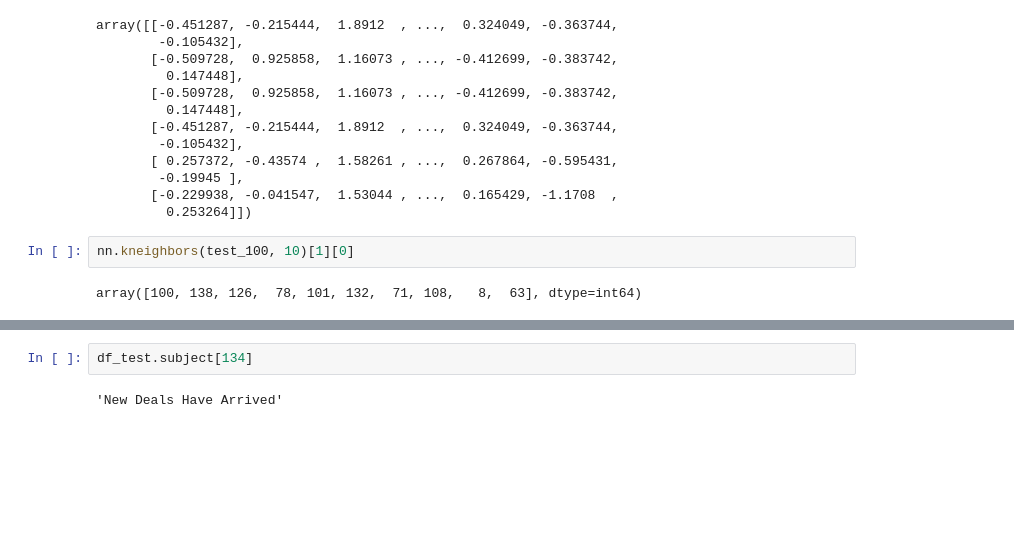
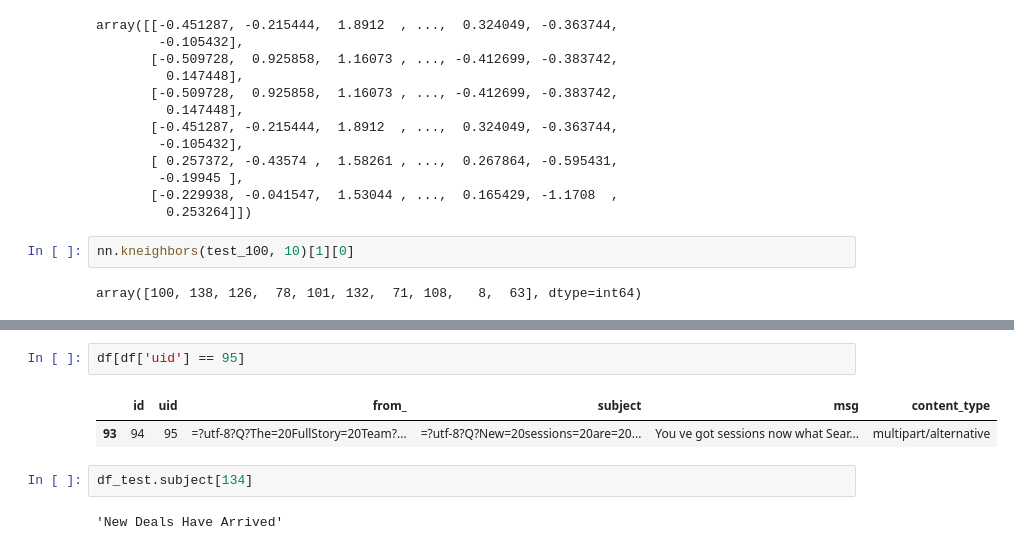
Before and after one commit to BloomTech-Labs/tagger-ds, a Jupyter notebook: Jay email functions/testNotebookDS8.ipynb, the cells around one changed output, grey strips where cells are left out. Drawn from its saved outputs; the diff is of its cells as text; blank space fills up the shorter version.

```diff
--- a/Jay email functions/testNotebookDS8.ipynb
+++ b/Jay email functions/testNotebookDS8.ipynb
@@ -477,3 +468,8 @@ df_test[df_test['id_email'] == 138]
+# %%
+df[df['uid'] == 95]
+# %% [output]
+|  | id | uid | from_ | subject | msg | content_type |
+| 93 | 94 | 95 | =?utf-8?Q?The=20FullStory=20Team?... | =?utf-8?Q?New=20sessions=20are=20... | You ve got sessions now what Sear... | multipart/alternative |
 # %%
 df_test.subject[134]
 # %% [output]
```
Also changed, not shown: parts of 4 cells of this notebook, 1 other file.
